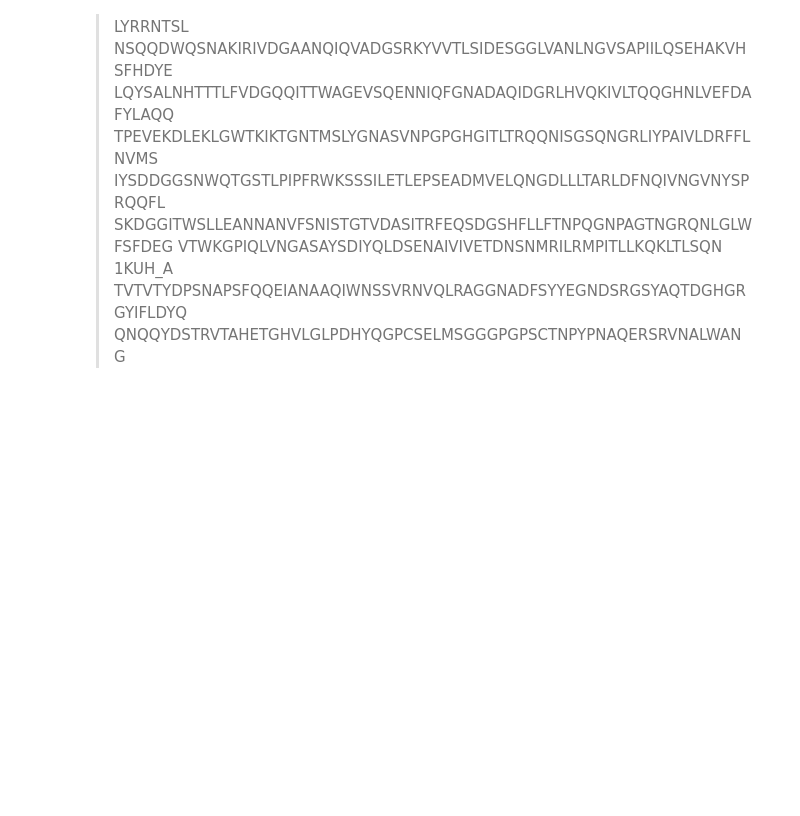
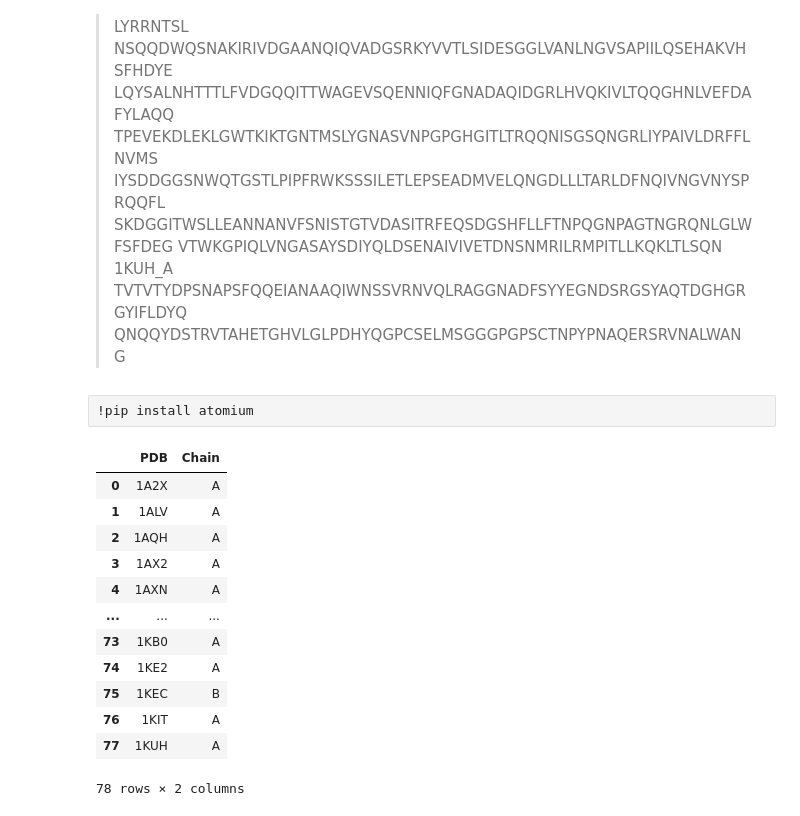
Before and after one commit to tonyreina/zincbind2, a Jupyter notebook: Calcium_binding.ipynb, the cells around one changed output. Drawn from its saved outputs; the diff is of its cells as text; code cells hidden in the pictures; blank space fills up the shorter version.

```diff
--- a/Calcium_binding.ipynb
+++ b/Calcium_binding.ipynb
@@ -710,3 +710,5 @@ VTWKGPIQLVNGASAYSDIYQLDSENAIVIVETDNSNMRILRMPITLLKQKLTLSQN
 >1KUH_A
 TVTVTYDPSNAPSFQQEIANAAQIWNSSVRNVQLRAGGNADFSYYEGNDSRGSYAQTDGHGRGYIFLDYQ
 QNQQYDSTRVTAHETGHVLGLPDHYQGPCSELMSGGGPGPSCTNPYPNAQERSRVNALWANG
+# %% [raw]
+!pip install atomium
@@ -712,0 +719,16 @@ QNQQYDSTRVTAHETGHVLGLPDHYQGPCSELMSGGGPGPSCTNPYPNAQERSRVNALWANG
+# %%
+df
+# %% [output]
+|  | PDB | Chain |
+| 0 | 1A2X | A |
+| 1 | 1ALV | A |
+| 2 | 1AQH | A |
+| 3 | 1AX2 | A |
+| 4 | 1AXN | A |
+| ... | ... | ... |
+| 73 | 1KB0 | A |
+| 74 | 1KE2 | A |
+| 75 | 1KEC | B |
+| 76 | 1KIT | A |
+| 77 | 1KUH | A |
+78 rows × 2 columns
```
Also changed, not shown: parts of 7 cells of this notebook.
